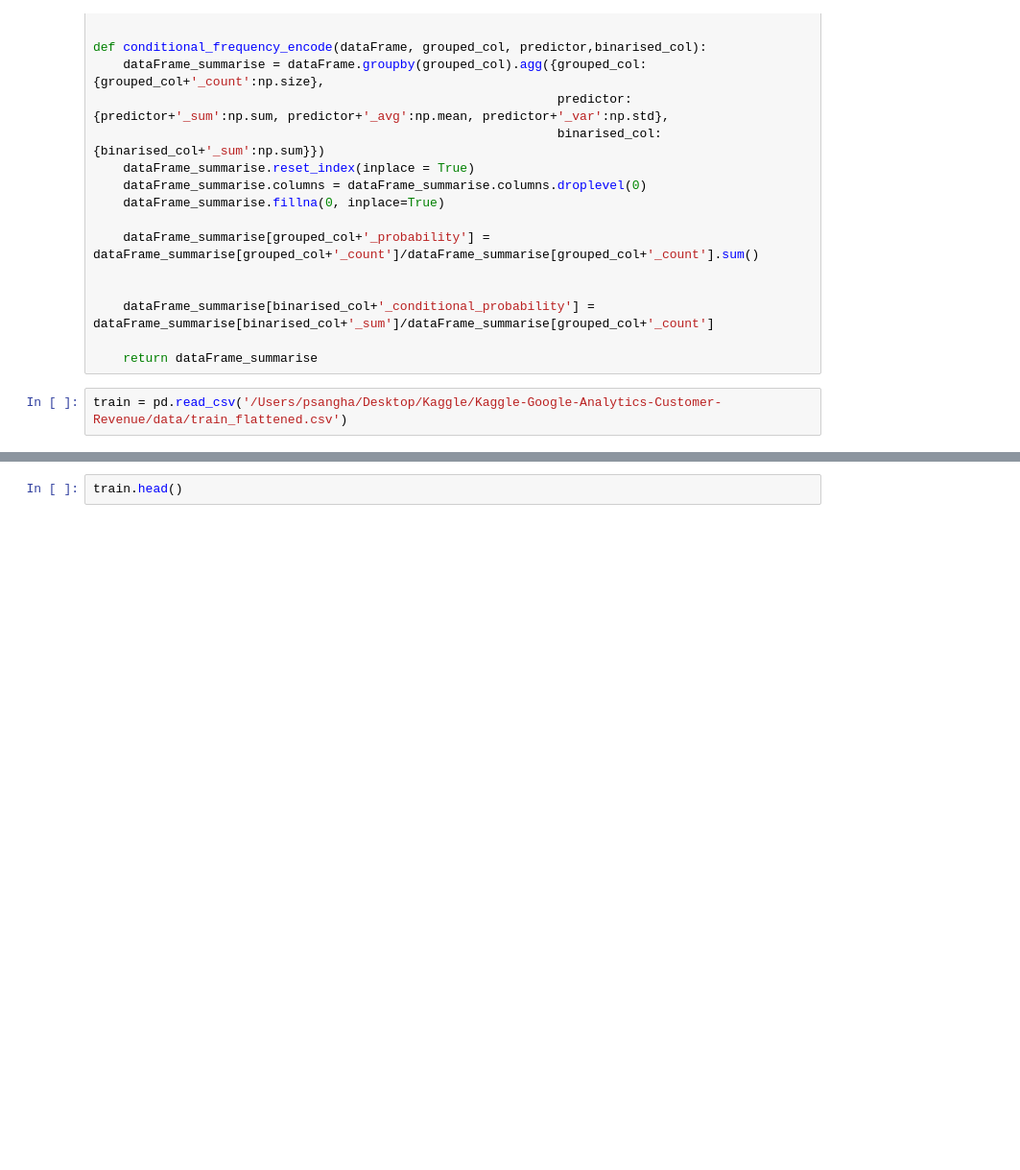
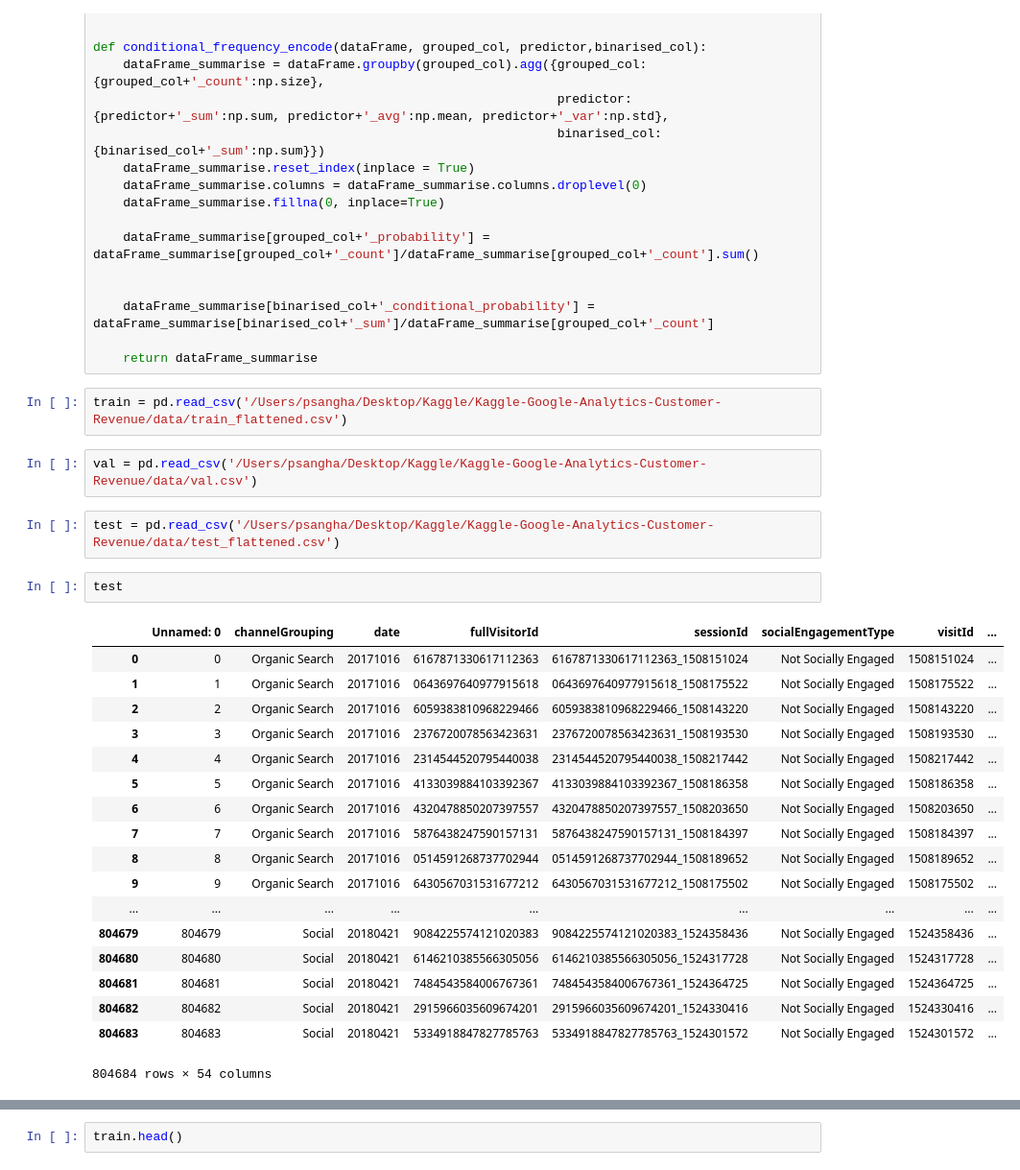
Before and after one commit to Pavan-Sangha/Kaggle-Google-Analytics-Customer-Revenue, a Jupyter notebook: feature_analysis_2.ipynb, the cells around one changed output, grey strips where cells are left out. Shown at 96% size. Cells and saved outputs as stored; diff of their text form; blank space fills up the shorter version.

```diff
--- a/feature_analysis_2.ipynb
+++ b/feature_analysis_2.ipynb
@@ -115,3 +115,28 @@ def conditional_frequency_encode(dataFrame, grouped_col, predictor,binarised_col
     return dataFrame_summarise
 # %%
 train = pd.read_csv('/Users/psangha/Desktop/Kaggle/Kaggle-Google-Analytics-Customer-Revenue/data/train_flattened.csv')
+# %%
+val = pd.read_csv('/Users/psangha/Desktop/Kaggle/Kaggle-Google-Analytics-Customer-Revenue/data/val.csv')
+# %%
+test = pd.read_csv('/Users/psangha/Desktop/Kaggle/Kaggle-Google-Analytics-Customer-Revenue/data/test_flattened.csv')
+# %%
+test
+# %% [output]
+|  | Unnamed: 0 | channelGrouping | date | fullVisitorId | sessionId | socialEngagementType | visitId | ... |
+| 0 | 0 | Organic Search | 20171016 | 6167871330617112363 | 6167871330617112363_1508151024 | Not Socially Engaged | 1508151024 | ... |
+| 1 | 1 | Organic Search | 20171016 | 0643697640977915618 | 0643697640977915618_1508175522 | Not Socially Engaged | 1508175522 | ... |
+| 2 | 2 | Organic Search | 20171016 | 6059383810968229466 | 6059383810968229466_1508143220 | Not Socially Engaged | 1508143220 | ... |
+| 3 | 3 | Organic Search | 20171016 | 2376720078563423631 | 2376720078563423631_1508193530 | Not Socially Engaged | 1508193530 | ... |
+| 4 | 4 | Organic Search | 20171016 | 2314544520795440038 | 2314544520795440038_1508217442 | Not Socially Engaged | 1508217442 | ... |
+| 5 | 5 | Organic Search | 20171016 | 4133039884103392367 | 4133039884103392367_1508186358 | Not Socially Engaged | 1508186358 | ... |
+| 6 | 6 | Organic Search | 20171016 | 4320478850207397557 | 4320478850207397557_1508203650 | Not Socially Engaged | 1508203650 | ... |
+| 7 | 7 | Organic Search | 20171016 | 5876438247590157131 | 5876438247590157131_1508184397 | Not Socially Engaged | 1508184397 | ... |
+| 8 | 8 | Organic Search | 20171016 | 0514591268737702944 | 0514591268737702944_1508189652 | Not Socially Engaged | 1508189652 | ... |
+| 9 | 9 | Organic Search | 20171016 | 6430567031531677212 | 6430567031531677212_1508175502 | Not Socially Engaged | 1508175502 | ... |
+| ... | ... | ... | ... | ... | ... | ... | ... | ... |
+| 804679 | 804679 | Social | 20180421 | 9084225574121020383 | 9084225574121020383_1524358436 | Not Socially Engaged | 1524358436 | ... |
+| 804680 | 804680 | Social | 20180421 | 6146210385566305056 | 6146210385566305056_1524317728 | Not Socially Engaged | 1524317728 | ... |
+| 804681 | 804681 | Social | 20180421 | 7484543584006767361 | 7484543584006767361_1524364725 | Not Socially Engaged | 1524364725 | ... |
+| 804682 | 804682 | Social | 20180421 | 2915966035609674201 | 2915966035609674201_1524330416 | Not Socially Engaged | 1524330416 | ... |
+| 804683 | 804683 | Social | 20180421 | 5334918847827785763 | 5334918847827785763_1524301572 | Not Socially Engaged | 1524301572 | ... |
+804684 rows × 54 columns
```
Also changed, not shown: parts of 24 cells of this notebook.
